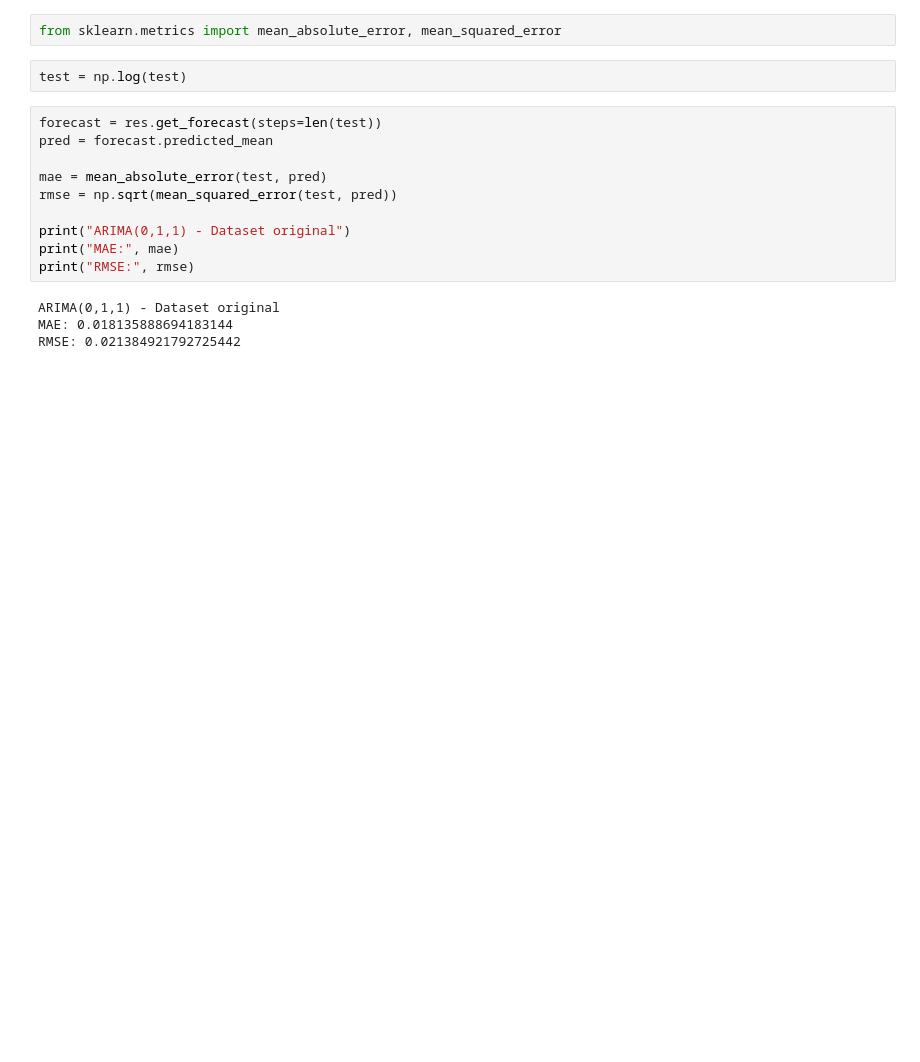
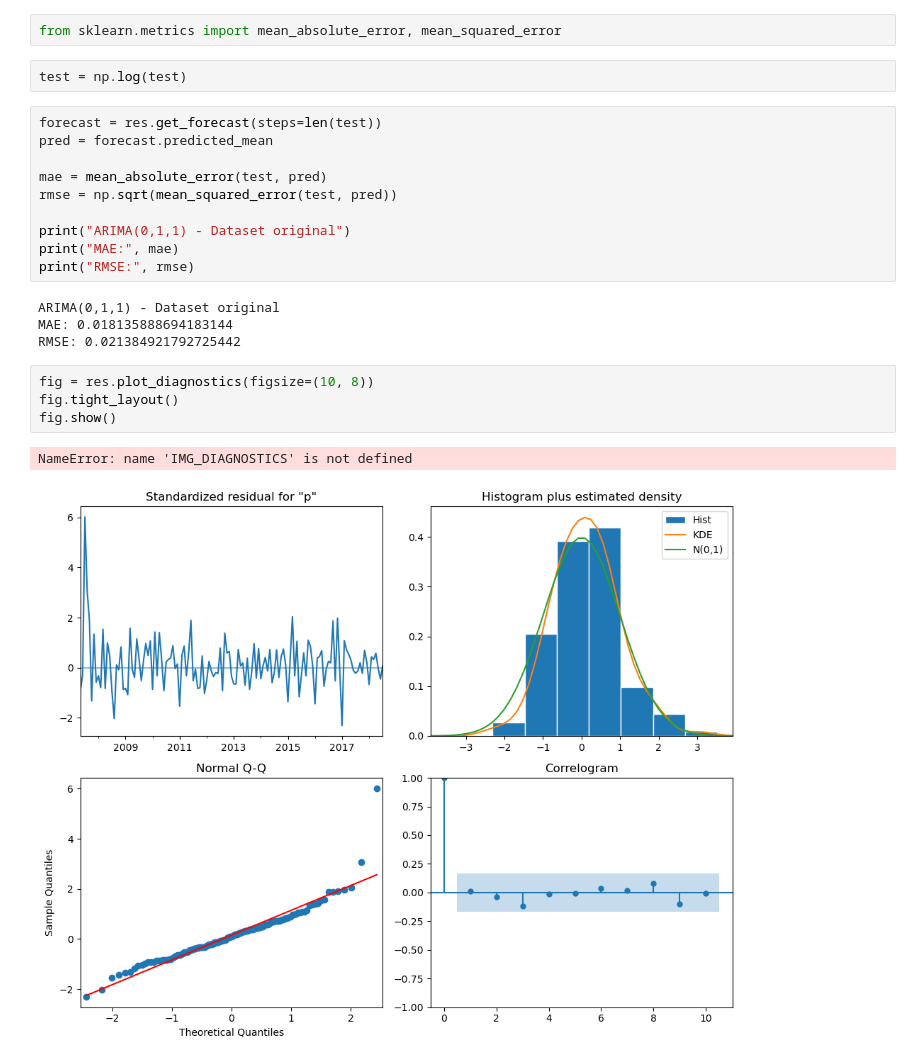
Before and after one commit to danielrawlins21/series_temporales_analisis_prediccion, a Jupyter notebook: notebooks/eval_acf_pacf_original.ipynb, the cells around one changed output. Drawn from its saved outputs; the diff is of its cells as text; blank space fills up the shorter version.

```diff
--- a/notebooks/eval_acf_pacf_original.ipynb
+++ b/notebooks/eval_acf_pacf_original.ipynb
@@ -240,3 +279,10 @@ print("RMSE:", rmse)
 ARIMA(0,1,1) - Dataset original
 MAE: 0.018135888694183144
 RMSE: 0.021384921792725442
+# %%
+fig = res.plot_diagnostics(figsize=(10, 8))
+fig.tight_layout()
+fig.show()
+# %% [output]
+NameError: name 'IMG_DIAGNOSTICS' is not defined
+[figure, added]
```
Also changed, not shown: parts of 20 cells of this notebook, 19 other files.
